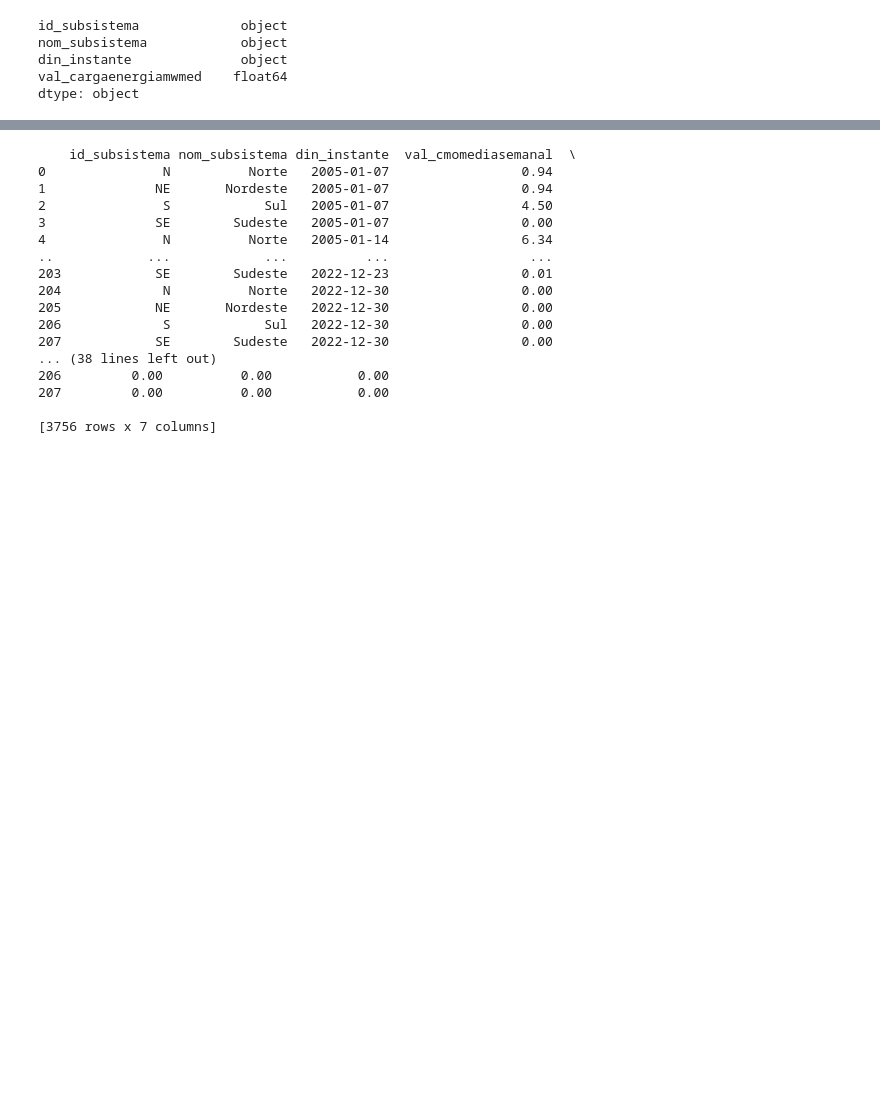
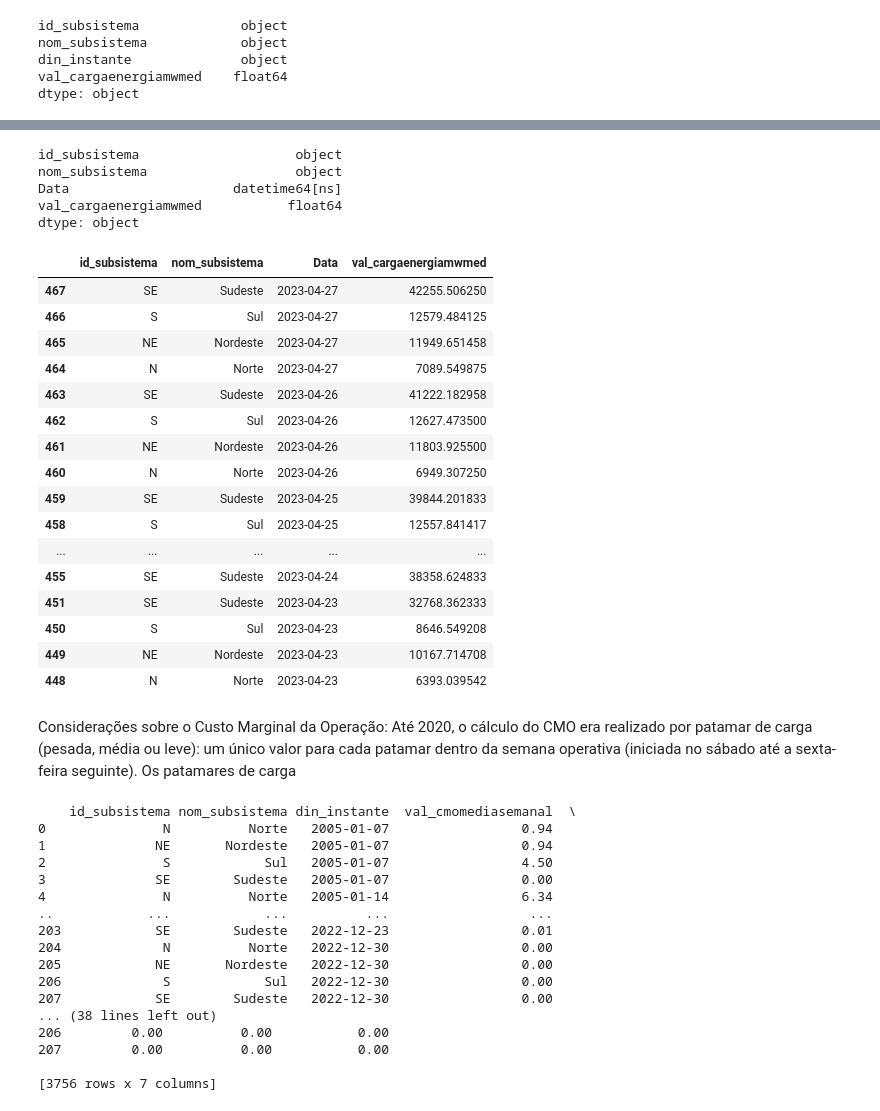
Before and after one commit to belanatal/PosPUCRio, a Jupyter notebook: MVP-SprintI.ipynb, the cells around one changed output, grey strips where cells are left out. Cells and saved outputs as stored; diff of their text form; code cells hidden in the pictures; blank space fills up the shorter version.

```diff
--- a/MVP-SprintI.ipynb
+++ b/MVP-SprintI.ipynb
@@ -432,6 +454,39 @@ print(carga)
 # %%
 # Alterando o tipo da coluna "Data"
 carga['Data'] = pd.to_datetime(carga['Data'])
+# %%
+# Verificando novamente os tipos de coluna do dataframe carga
+carga.dtypes
+# %% [output]
+id_subsistema                    object
+nom_subsistema                   object
+Data                     datetime64[ns]
+val_cargaenergiamwmed           float64
+dtype: object
+# %%
+# Reordenando o dataframe carga, pela coluna Data (em ordem decrescente)
+carga=carga.sort_values(by='Data', ascending=False)
+carga.head(20)
+# %% [output]
+|  | id_subsistema | nom_subsistema | Data | val_cargaenergiamwmed |
+| 467 | SE | Sudeste | 2023-04-27 | 42255.506250 |
+| 466 | S | Sul | 2023-04-27 | 12579.484125 |
+| 465 | NE | Nordeste | 2023-04-27 | 11949.651458 |
+| 464 | N | Norte | 2023-04-27 | 7089.549875 |
+| 463 | SE | Sudeste | 2023-04-26 | 41222.182958 |
+| 462 | S | Sul | 2023-04-26 | 12627.473500 |
+| 461 | NE | Nordeste | 2023-04-26 | 11803.925500 |
+| 460 | N | Norte | 2023-04-26 | 6949.307250 |
+| 459 | SE | Sudeste | 2023-04-25 | 39844.201833 |
+| 458 | S | Sul | 2023-04-25 | 12557.841417 |
+| ... | ... | ... | ... | ... |
+| 455 | SE | Sudeste | 2023-04-24 | 38358.624833 |
+| 451 | SE | Sudeste | 2023-04-23 | 32768.362333 |
+| 450 | S | Sul | 2023-04-23 | 8646.549208 |
+| 449 | NE | Nordeste | 2023-04-23 | 10167.714708 |
+| 448 | N | Norte | 2023-04-23 | 6393.039542 |
+# %% [markdown]
+Considerações sobre o Custo Marginal da Operação: Até 2020, o cálculo do CMO era realizado por patamar de carga (pesada, média ou leve): um único valor para cada patamar dentro da semana operativa (iniciada no sábado até a sexta-feira seguinte).  Os patamares de carga
 # %%
 # Seção I.4: Programa para obtenção do Custo Marginal da Operação - Dados Abertos Operador Nacional do Sistema Elétrico
 # Dados por subsistema do Sistema Interligado Nacional, atualizados diariamente.
```
Also changed, not shown: parts of 14 cells of this notebook.
